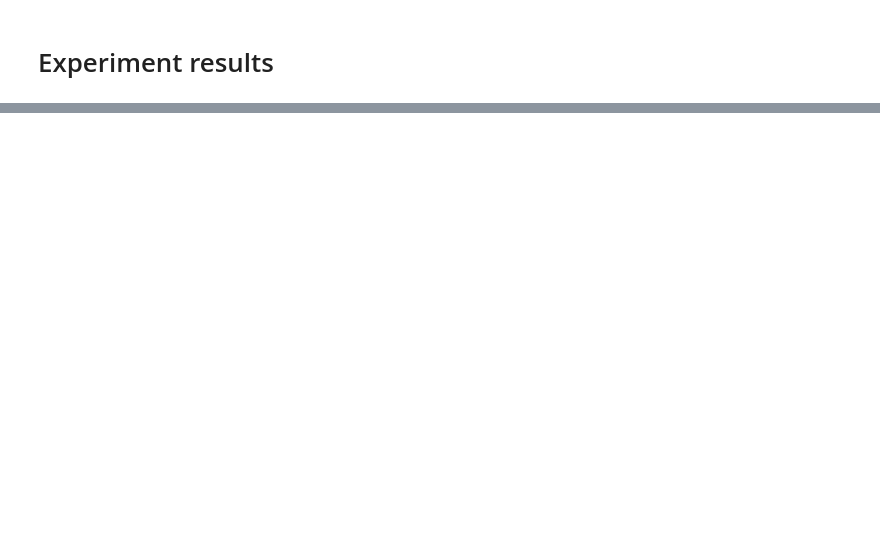
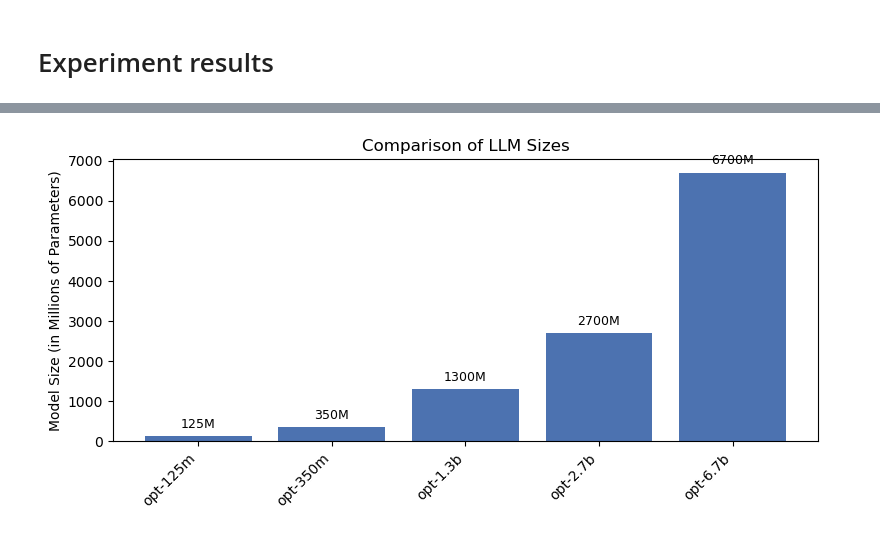
Before and after one commit to Iwaniukooo11/llm-workshop, a Jupyter notebook: intermediate/Results.ipynb, the cells around one changed output, grey strips where cells are left out. Cells and saved outputs as stored; diff of their text form; code cells hidden in the pictures; blank space fills up the shorter version.

```diff
--- a/intermediate/Results.ipynb
+++ b/intermediate/Results.ipynb
@@ -14,4 +17,52 @@ pd.set_option('display.width', None)
 # %%
 model_statistics = pd.read_csv('model_statistics.csv', index_col=0)
 prediction_statistics = pd.read_csv('prediction_statistics.csv', index_col=0)
 data_statistics = pd.read_csv('data_statistics.csv', index_col=0)
+
+# Helper to extract numeric size
+def extract_size(llm):
+    match = re.search(r'opt-(\d+(\.\d+)?)([mMbB])', llm)
+    if not match:
+        return float('inf')
+    size = float(match.group(1))
+    unit = match.group(3).lower()
+    return size * 1000 if unit == 'b' else size
+
+# 1. Weź wszystkie unikalne modele
+models = prediction_statistics["llm_name"].unique().tolist()
+
+# 2. Wyodrębnij krótką nazwę i rozmiar
+def extract_short_and_size(full_name):
+    short = full_name.split("/")[-1]
+    m = re.search(r'(\d+(\.\d+)?)([mMbB])', short)
+    if m:
+        v, unit = float(m.group(1)), m.group(3).lower()
+        size = v * (1000 if unit == 'b' else 1)
+    else:
+        size = np.nan
+    return short, size
+
+shorts, sizes = zip(*(extract_short_and_size(m) for m in models))
+
+# 3. Uporządkuj według rozmiaru
+order = np.argsort(sizes)
+shorts = np.array(shorts)[order]
+sizes = np.array(sizes)[order]
+
+# 4. Wykres słupkowy
+fig, ax = plt.subplots(figsize=(8, 4))
+bars = ax.bar(shorts, sizes, color="#4c72b0")
+
+# 5. Adnotacje
+for bar, sz in zip(bars, sizes):
+    ax.text(bar.get_x() + bar.get_width()/2, sz + max(sizes)*0.02,
+            f"{int(sz)}M", ha="center", va="bottom", fontsize=9)
+
+# 6. Formatting
+ax.set_ylabel("Model Size (in Millions of Parameters)")
+ax.set_title("Comparison of LLM Sizes")
+ax.set_xticklabels(shorts, rotation=45, ha="right")
+plt.tight_layout()
+plt.show()
+# %% [output]
+[figure, added]
```
Also changed, not shown: parts of 34 cells of this notebook, 7 other files.
